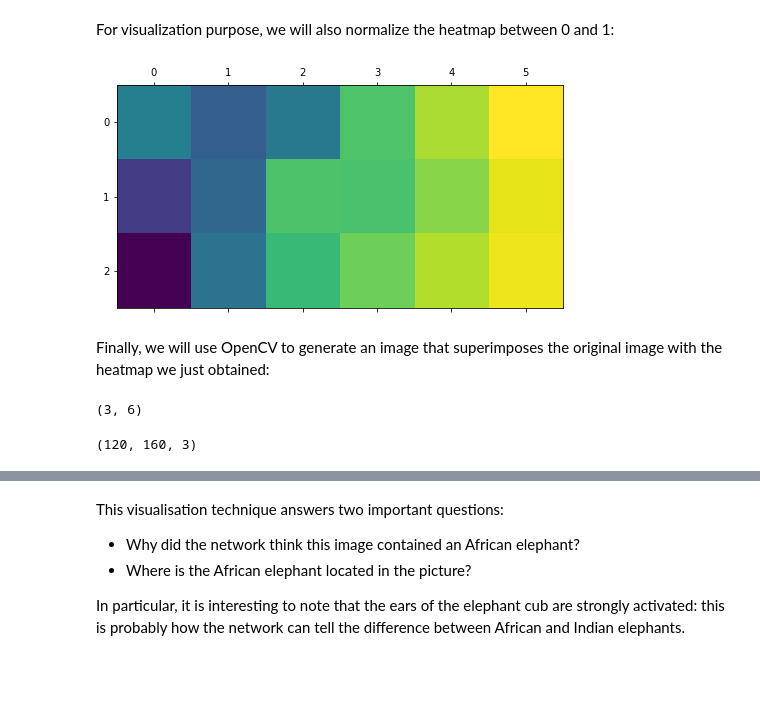
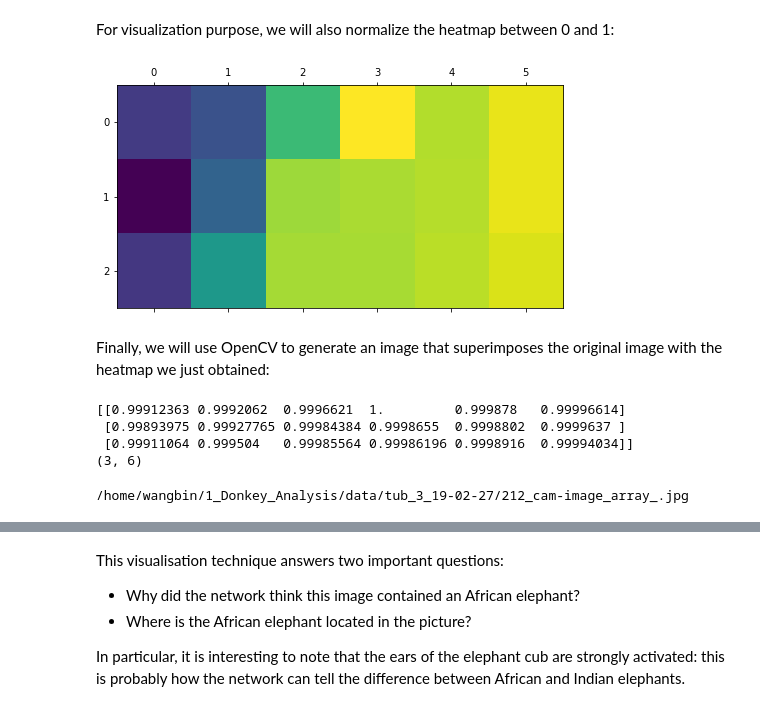
Before and after one commit to wangbin0619/donkey, a Jupyter notebook: donkeycar/keras_analysis/1.1 visualizing heatmap .ipynb, the cells around one changed output, grey strips where cells are left out. Cells and saved outputs as stored; diff of their text form; code cells hidden in the pictures; blank space fills up the shorter version.

```diff
--- a/donkeycar/keras_analysis/1.1 visualizing heatmap .ipynb
+++ b/donkeycar/keras_analysis/1.1 visualizing heatmap .ipynb
@@ -41,7 +39,7 @@ from keras.models import load_model
 import os
 
 base_dir = '/home/wangbin/1_Donkey_Analysis/'
-model_path = os.path.join(base_dir,'models/tub_235_19-02-27.h5')
+model_path = os.path.join(base_dir,'models/tub_all_19-02-27.h5')
 
 
 model = load_model(model_path)
@@ -158,41 +146,55 @@ For visualization purpose, we will also normalize the heatmap between 0 and 1:
 # %%
 import matplotlib.pyplot as plt
 
 heatmap = np.maximum(heatmap, 0)
-heatmap_raw = heatmap
-
 heatmap /= np.max(heatmap)
 plt.matshow(heatmap)
 plt.show()
 # %% [output]
-[figure, old version]
+[figure, new version]
 # %% [markdown]
 Finally, we will use OpenCV to generate an image that superimposes the original image with the heatmap we just obtained:
-# %%
-heatmap.shape
-# %% [output]
-(3, 6)
+# %%
+print(heatmap)
+print(heatmap.shape)
+# %% [output]
+[[0.99912363 0.9992062  0.9996621  1.         0.999878   0.99996614]
+ [0.99893975 0.99927765 0.99984384 0.9998655  0.9998802  0.9999637 ]
+ [0.99911064 0.999504   0.99985564 0.99986196 0.9998916  0.99994034]]
+(3, 6)
 # %%
 import cv2
 
 # We use cv2 to load the original image
 img = cv2.imread(img_path)
 
-cv2.imshow('img',img)
-cv2.waitKey(0)
+# We resize the heatmap to have the same size as the original image
+heatmap_raw = cv2.resize(heatmap, (img.shape[1], img.shape[0]))
 
-# We resize the heatmap to have the same size as the original image
-heatmap_raw = cv2.resize(heatmap_raw, (img.shape[1], img.shape[0]))
+#plt.matshow(heatmap_raw)
+#plt.show()
 
+# wangbin TODO: the heatmap output is NOT as expected - need to further check detail.(02/28/2019)
 # We convert the heatmap to RGB
 heatmap_raw = np.uint8(255 * heatmap_raw)
 
-# We apply the heatmap to the original image
-heatmap_raw = cv2.applyColorMap(heatmap_raw, cv2.COLORMAP_JET)
+print(img_path)
+output_img_path = img_path.split(r'/')[-1]
+output_img_path = base_dir + '/heatmap/' + output_img_path.split('.')[0] + 'heatmap_'
+
+cv2.imwrite('{}{}.jpg'.format(output_img_path,1), heatmap_raw)
+
+for i in range(0, 13):
+    im_color = cv2.applyColorMap(img, i)
+
+    # We apply the heatmap to the original image
+    heatmap_raw = cv2.applyColorMap(heatmap_raw, i)
+
+    # 0.4 here is a heatmap intensity factor
+    superimposed_img = heatmap_raw
+#    superimposed_img = heatmap_raw * 1 + img
+
+    # Save the image to disk
+    cv2.imwrite('{}{}.jpg'.format(output_img_path,i), superimposed_img)
+# %% [output]
+/home/wangbin/1_Donkey_Analysis/data/tub_3_19-02-27/212_cam-image_array_.jpg
-# %%
-cv2.imshow('heatmap_raw',heatmap_raw)
-cv2.waitKey(0)
-
-heatmap_raw.shape
-# %% [output]
-(120, 160, 3)
```
Also changed, not shown: parts of 7 cells of this notebook, 3 other files.
